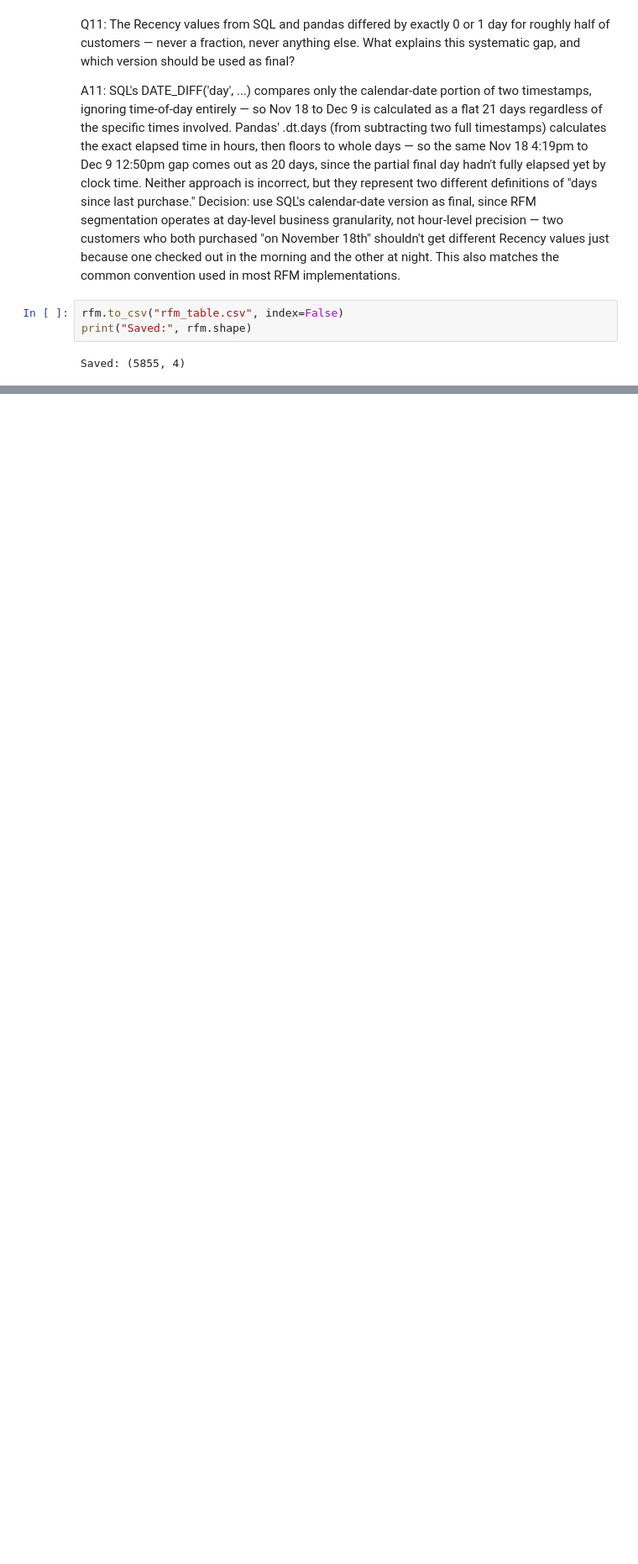
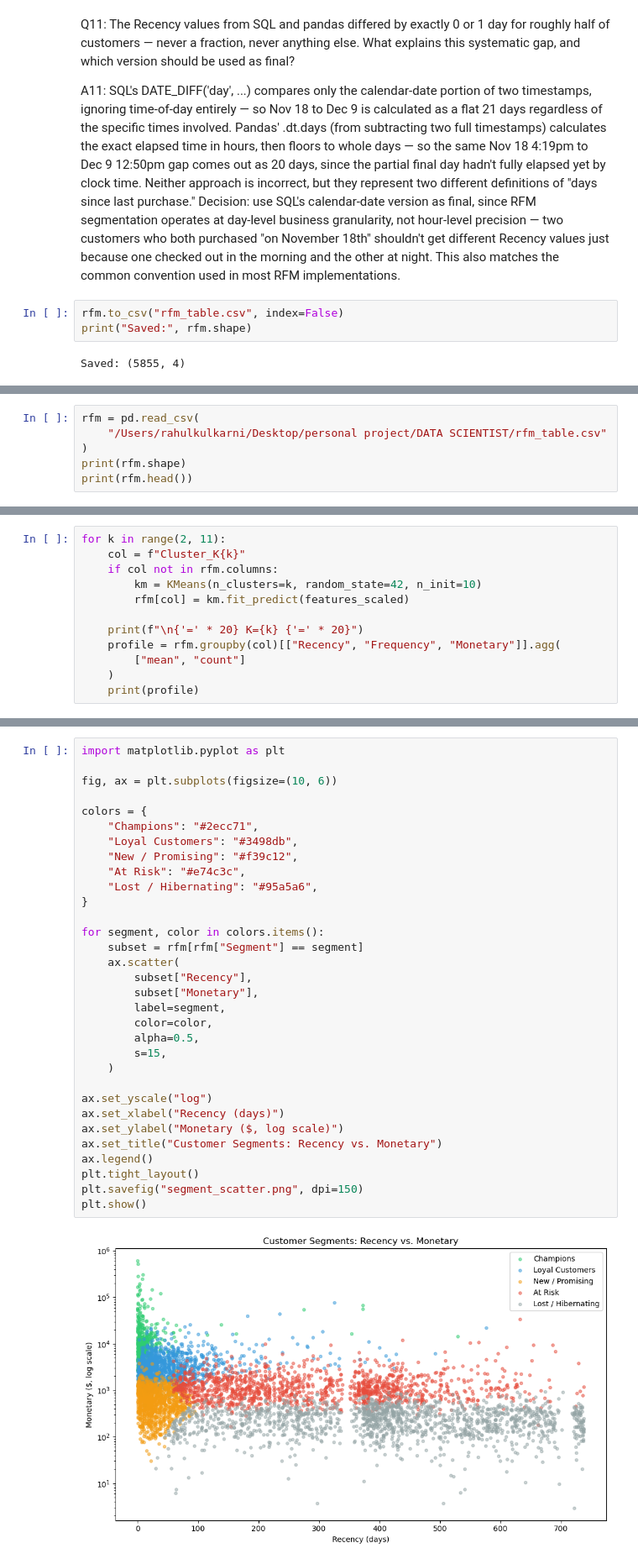
Before and after one commit to Rahulkulkarni2002/customer-segmentation-retention-analysis, a Jupyter notebook: notebook.ipynb, the cells around one changed output, grey strips where cells are left out. Shown at 84% size. Drawn from its saved outputs; the diff is of its cells as text; blank space fills up the shorter version.

Commit message:
Finished clustering step - tested K=2 to K=10, went with K=5, added charts and updated README

```diff
--- a/notebook.ipynb
+++ b/notebook.ipynb
@@ -658,0 +661,6 @@ Saved: (5855, 4)
+# %%
+rfm = pd.read_csv(
+    "/Users/rahulkulkarni/Desktop/personal project/DATA SCIENTIST/rfm_table.csv"
+)
+print(rfm.shape)
+print(rfm.head())
@@ -658,0 +793,12 @@ Saved: (5855, 4)
+# %%
+for k in range(2, 11):
+    col = f"Cluster_K{k}"
+    if col not in rfm.columns:
+        km = KMeans(n_clusters=k, random_state=42, n_init=10)
+        rfm[col] = km.fit_predict(features_scaled)
+
+    print(f"\n{'=' * 20} K={k} {'=' * 20}")
+    profile = rfm.groupby(col)[["Recency", "Frequency", "Monetary"]].agg(
+        ["mean", "count"]
+    )
+    print(profile)
@@ -658,0 +938,34 @@ Saved: (5855, 4)
+# %%
+import matplotlib.pyplot as plt
+
+fig, ax = plt.subplots(figsize=(10, 6))
+
+colors = {
+    "Champions": "#2ecc71",
+    "Loyal Customers": "#3498db",
+    "New / Promising": "#f39c12",
+    "At Risk": "#e74c3c",
+    "Lost / Hibernating": "#95a5a6",
+}
+
+for segment, color in colors.items():
+    subset = rfm[rfm["Segment"] == segment]
+    ax.scatter(
+        subset["Recency"],
+        subset["Monetary"],
+        label=segment,
+        color=color,
+        alpha=0.5,
+        s=15,
+    )
+
+ax.set_yscale("log")
+ax.set_xlabel("Recency (days)")
+ax.set_ylabel("Monetary ($, log scale)")
+ax.set_title("Customer Segments: Recency vs. Monetary")
+ax.legend()
+plt.tight_layout()
+plt.savefig("segment_scatter.png", dpi=150)
+plt.show()
+# %% [output]
+[figure, added]
```
Also changed, not shown: parts of 26 cells of this notebook, 7 other files.
